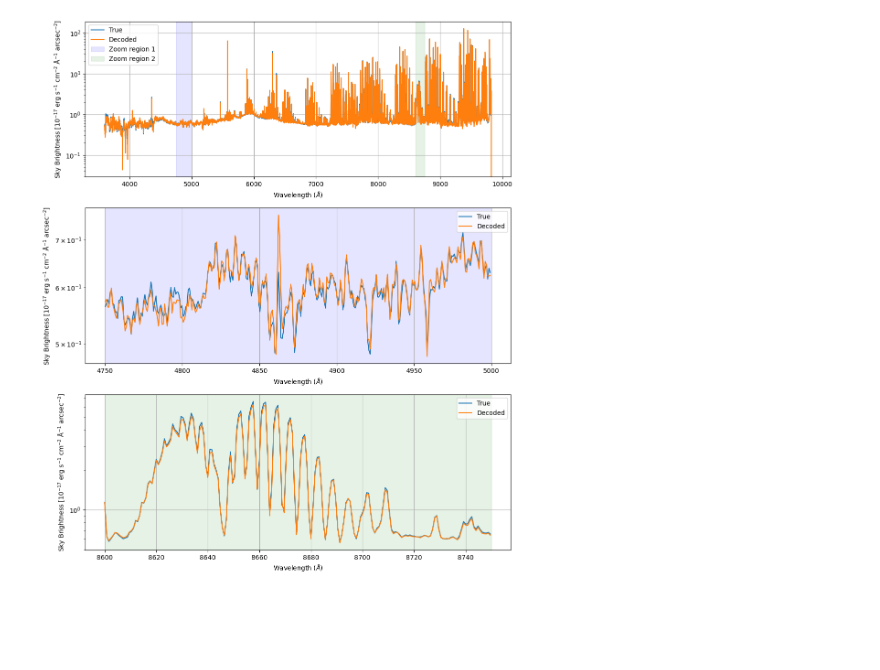
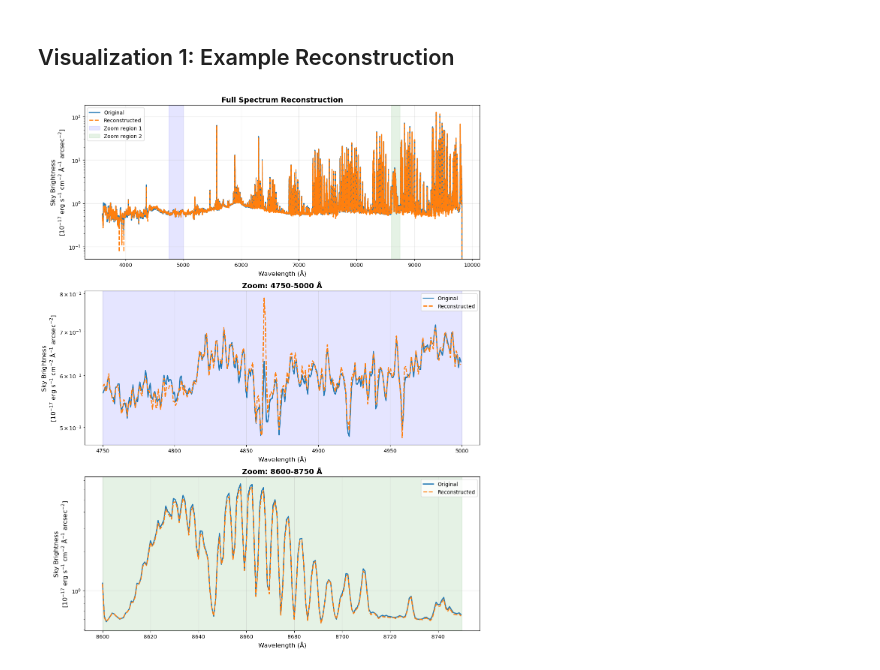
Before and after one commit to MatthewDowicz/desisky, a Jupyter notebook: examples/03_vae_analysis.ipynb, the cells around one changed output. Drawn from its saved outputs; the diff is of its cells as text; code cells hidden in the pictures; blank space fills up the shorter version.

```diff
--- a/examples/03_vae_analysis.ipynb
+++ b/examples/03_vae_analysis.ipynb
@@ -170,0 +33,8 @@ wavelength, flux, metadata = vac.load()
+# %%
+# Load the pre-trained VAE model
+vae, meta = load_builtin("vae")
+
+print("✓ VAE model loaded successfully!")
+print(f"\nModel Architecture:")
+print(f"  Input channels: {meta['arch']['in_channels']}")
+print(f"  Latent dimension: {meta['arch']['latent_dim']}")
@@ -194,37 +138,49 @@ dict_keys(['mean', 'logvar', 'output', 'latent'])
+# %% [markdown]
+## Visualization 1: Example Reconstruction
 # %%
-fig, axs = plt.subplots(3, 1, figsize=(12, 15))
-axs[0].plot(wavelength, flux[0], label='True')
-axs[0].plot(wavelength, decoded[0], label='Decoded')
-axs[0].axvspan(4750, 5000, color='blue', alpha=0.1, label='Zoom region 1')
-axs[0].axvspan(8600, 8750, color='green', alpha=0.1, label='Zoom region 2')
-axs[0].set_yscale('log')
-axs[0].set_xlabel('Wavelength ($\\AA$)')
-axs[0].set_ylabel('Sky Brightness [$10^{-17}$ erg s$^{-1}$ cm$^{-2}$ Å$^{-1}$ arcsec$^{-2}$]')
-handles, labels = axs[0].get_legend_handles_labels()
-axs[0].legend(handles[:2] + handles[-2:], labels[:2] + labels[-2:])  # True, Decoded, regions
-axs[0].grid()
+# Plot example reconstruction with zoom regions
+fig, axes = plt.subplots(3, 1, figsize=(12, 15))
 
+# Full spectrum
+axes[0].plot(wavelength, flux[0], label='Original', linewidth=2)
+axes[0].plot(wavelength, decoded[0], label='Reconstructed', linewidth=2, linestyle='--')
+axes[0].axvspan(4750, 5000, color='blue', alpha=0.1, label='Zoom region 1')
+axes[0].axvspan(8600, 8750, color='green', alpha=0.1, label='Zoom region 2')
+axes[0].set_yscale('log')
+axes[0].set_xlabel('Wavelength (Å)', fontsize=12)
+axes[0].set_ylabel('Sky Brightness\n[$10^{-17}$ erg s$^{-1}$ cm$^{-2}$ Å$^{-1}$ arcsec$^{-2}$]', fontsize=12)
+axes[0].set_title('Full Spectrum Reconstruction', fontsize=14, fontweight='bold')
+handles, labels = axes[0].get_legend_handles_labels()
+axes[0].legend(handles[:2] + handles[-2:], labels[:2] + labels[-2:])
+axes[0].grid(alpha=0.3)
+
+# Zoom region 1: 4750-5000 Å
 i0 = np.searchsorted(wavelength, 4750)
 i1 = np.searchsorted(wavelength, 5000)
-axs[1].plot(wavelength[i0:i1], flux[0,i0:i1], label='True')
-axs[1].plot(wavelength[i0:i1], decoded[0,i0:i1], label='Decoded')
-axs[1].axvspan(4750, 5000, color='blue', alpha=0.1)
-axs[1].set_yscale('log')
-axs[1].set_xlabel('Wavelength ($\\AA$)')
-axs[1].set_ylabel('Sky Brightness [$10^{-17}$ erg s$^{-1}$ cm$^{-2}$ Å$^{-1}$ arcsec$^{-2}$]')
-axs[1].legend()
-axs[1].grid()
+axes[1].plot(wavelength[i0:i1], flux[0,i0:i1], label='Original', linewidth=2)
+axes[1].plot(wavelength[i0:i1], decoded[0,i0:i1], label='Reconstructed', linewidth=2, linestyle='--')
+axes[1].axvspan(4750, 5000, color='blue', alpha=0.1)
+axes[1].set_yscale('log')
+axes[1].set_xlabel('Wavelength (Å)', fontsize=12)
+axes[1].set_ylabel('Sky Brightness\n[$10^{-17}$ erg s$^{-1}$ cm$^{-2}$ Å$^{-1}$ arcsec$^{-2}$]', fontsize=12)
+axes[1].set_title('Zoom: 4750-5000 Å', fontsize=14, fontweight='bold')
+axes[1].legend()
+axes[1].grid(alpha=0.3)
 
+# Zoom region 2: 8600-8750 Å
 i0 = np.searchsorted(wavelength, 8600)
 i1 = np.searchsorted(wavelength, 8750)
-axs[2].plot(wavelength[i0:i1], flux[0,i0:i1], label='True')
-axs[2].plot(wavelength[i0:i1], decoded[0,i0:i1], label='Decoded')
-axs[2].axvspan(8600, 8750, color='green', alpha=0.1)
-axs[2].set_yscale('log')
-axs[2].set_xlabel('Wavelength ($\\AA$)')
-axs[2].set_ylabel('Sky Brightness [$10^{-17}$ erg s$^{-1}$ cm$^{-2}$ Å$^{-1}$ arcsec$^{-2}$]')
-axs[2].legend()
-axs[2].grid()
+axes[2].plot(wavelength[i0:i1], flux[0,i0:i1], label='Original', linewidth=2)
+axes[2].plot(wavelength[i0:i1], decoded[0,i0:i1], label='Reconstructed', linewidth=2, linestyle='--')
+axes[2].axvspan(8600, 8750, color='green', alpha=0.1)
+axes[2].set_yscale('log')
+axes[2].set_xlabel('Wavelength (Å)', fontsize=12)
+axes[2].set_ylabel('Sky Brightness\n[$10^{-17}$ erg s$^{-1}$ cm$^{-2}$ Å$^{-1}$ arcsec$^{-2}$]', fontsize=12)
+axes[2].set_title('Zoom: 8600-8750 Å', fontsize=14, fontweight='bold')
+axes[2].legend()
+axes[2].grid(alpha=0.3)
+
+plt.tight_layout()
 plt.show()
 # %% [output]
-[figure, old version]
+[figure, new version]
```
Also changed, not shown: parts of 25 cells of this notebook, 1 other file.
